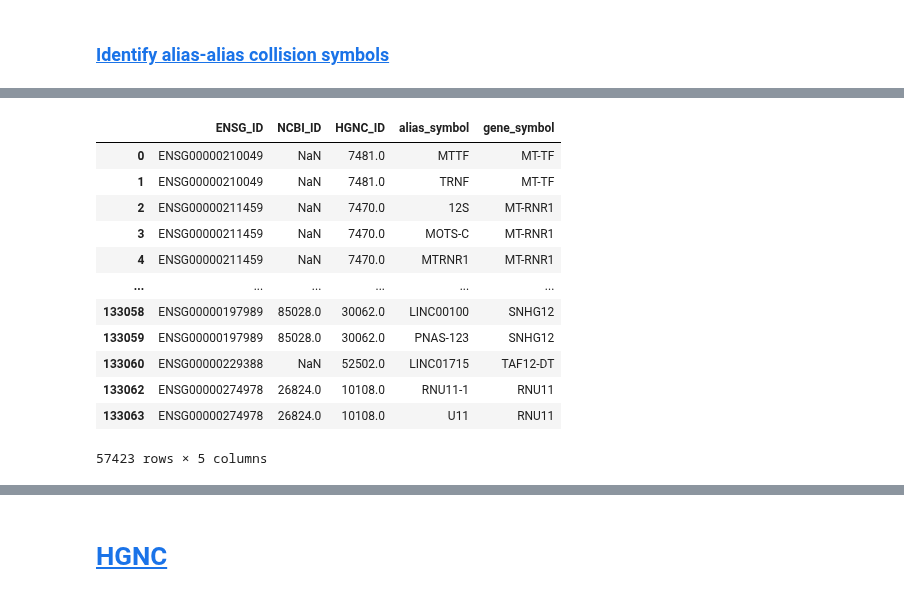
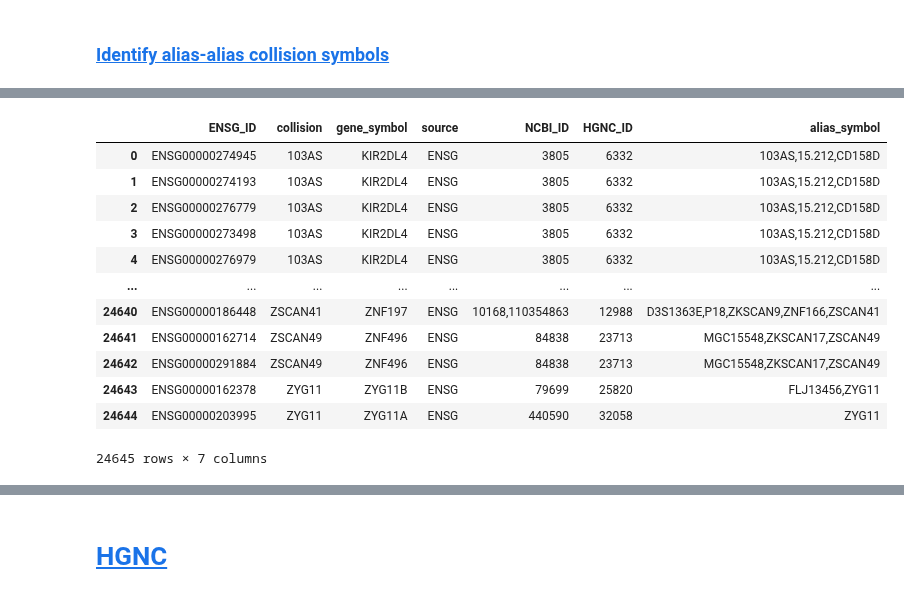
Before and after one commit to cancervariants/gene-harmony-analysis, a Jupyter notebook: analysis/2_alias_alias_collision_analysis.ipynb, the cells around one changed output, grey strips where cells are left out. Cells and saved outputs as stored; diff of their text form; code cells hidden in the pictures.

```diff
--- a/analysis/2_alias_alias_collision_analysis.ipynb
+++ b/analysis/2_alias_alias_collision_analysis.ipynb
@@ -161,18 +106,18 @@ create_aa_collision_df(subset_genes_ensg_df, merged_alias_ensg_df, source="ENSG"
 # %%
-subset_genes_ensg_df = pd.read_csv(
-    "../output/subset_genes_ensg_df.csv", index_col=[0])
-subset_genes_ensg_df
+merged_alias_aa_collision_ensg_df = pd.read_csv(
+    "../output/merged_alias_aa_collision_ensg_df.csv", index_col=[0])
+merged_alias_aa_collision_ensg_df
 # %% [output]
-|  | ENSG_ID | NCBI_ID | HGNC_ID | alias_symbol | gene_symbol |
-| 0 | ENSG00000210049 | NaN | 7481.0 | MTTF | MT-TF |
-| 1 | ENSG00000210049 | NaN | 7481.0 | TRNF | MT-TF |
-| 2 | ENSG00000211459 | NaN | 7470.0 | 12S | MT-RNR1 |
-| 3 | ENSG00000211459 | NaN | 7470.0 | MOTS-C | MT-RNR1 |
-| 4 | ENSG00000211459 | NaN | 7470.0 | MTRNR1 | MT-RNR1 |
-| ... | ... | ... | ... | ... | ... |
-| 133058 | ENSG00000197989 | 85028.0 | 30062.0 | LINC00100 | SNHG12 |
-| 133059 | ENSG00000197989 | 85028.0 | 30062.0 | PNAS-123 | SNHG12 |
-| 133060 | ENSG00000229388 | NaN | 52502.0 | LINC01715 | TAF12-DT |
-| 133062 | ENSG00000274978 | 26824.0 | 10108.0 | RNU11-1 | RNU11 |
-| 133063 | ENSG00000274978 | 26824.0 | 10108.0 | U11 | RNU11 |
+|  | ENSG_ID | collision | gene_symbol | source | NCBI_ID | HGNC_ID | alias_symbol |
+| 0 | ENSG00000274945 | 103AS | KIR2DL4 | ENSG | 3805 | 6332 | 103AS,15.212,CD158D |
+| 1 | ENSG00000274193 | 103AS | KIR2DL4 | ENSG | 3805 | 6332 | 103AS,15.212,CD158D |
+| 2 | ENSG00000276779 | 103AS | KIR2DL4 | ENSG | 3805 | 6332 | 103AS,15.212,CD158D |
+| 3 | ENSG00000273498 | 103AS | KIR2DL4 | ENSG | 3805 | 6332 | 103AS,15.212,CD158D |
+| 4 | ENSG00000276979 | 103AS | KIR2DL4 | ENSG | 3805 | 6332 | 103AS,15.212,CD158D |
+| ... | ... | ... | ... | ... | ... | ... | ... |
+| 24640 | ENSG00000186448 | ZSCAN41 | ZNF197 | ENSG | 10168,110354863 | 12988 | D3S1363E,P18,ZKSCAN9,ZNF166,ZSCAN41 |
+| 24641 | ENSG00000162714 | ZSCAN49 | ZNF496 | ENSG | 84838 | 23713 | MGC15548,ZKSCAN17,ZSCAN49 |
+| 24642 | ENSG00000291884 | ZSCAN49 | ZNF496 | ENSG | 84838 | 23713 | MGC15548,ZKSCAN17,ZSCAN49 |
+| 24643 | ENSG00000162378 | ZYG11 | ZYG11B | ENSG | 79699 | 25820 | FLJ13456,ZYG11 |
+| 24644 | ENSG00000203995 | ZYG11 | ZYG11A | ENSG | 440590 | 32058 | ZYG11 |
-57423 rows × 5 columns
+24645 rows × 7 columns
```
Also changed, not shown: parts of 50 cells of this notebook, 26 other files.
